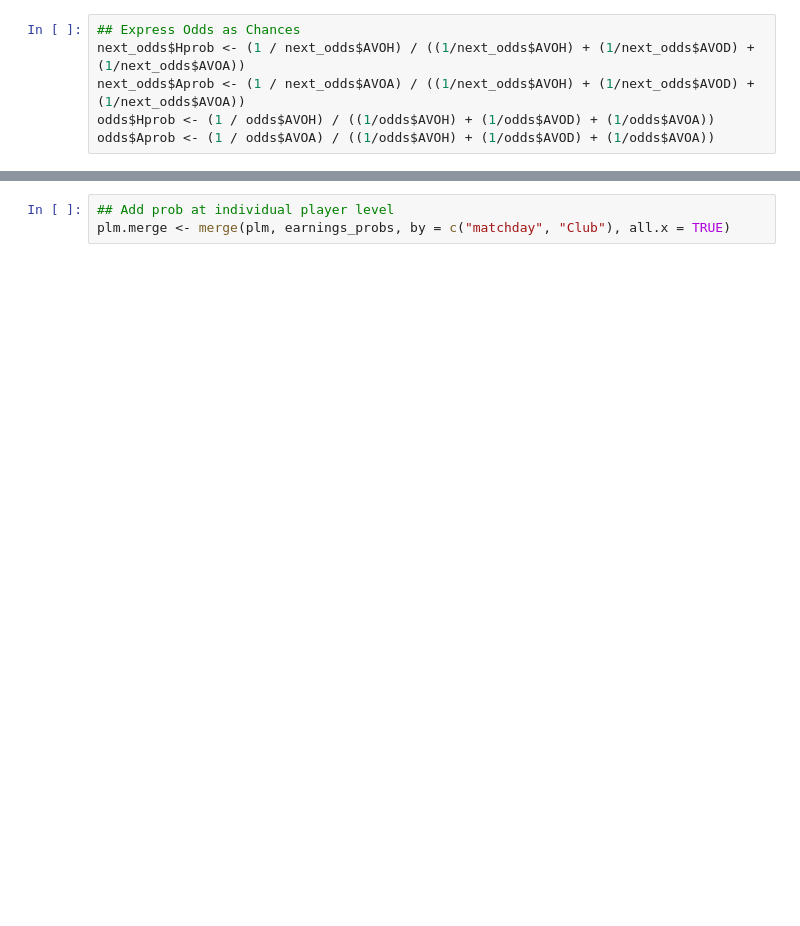
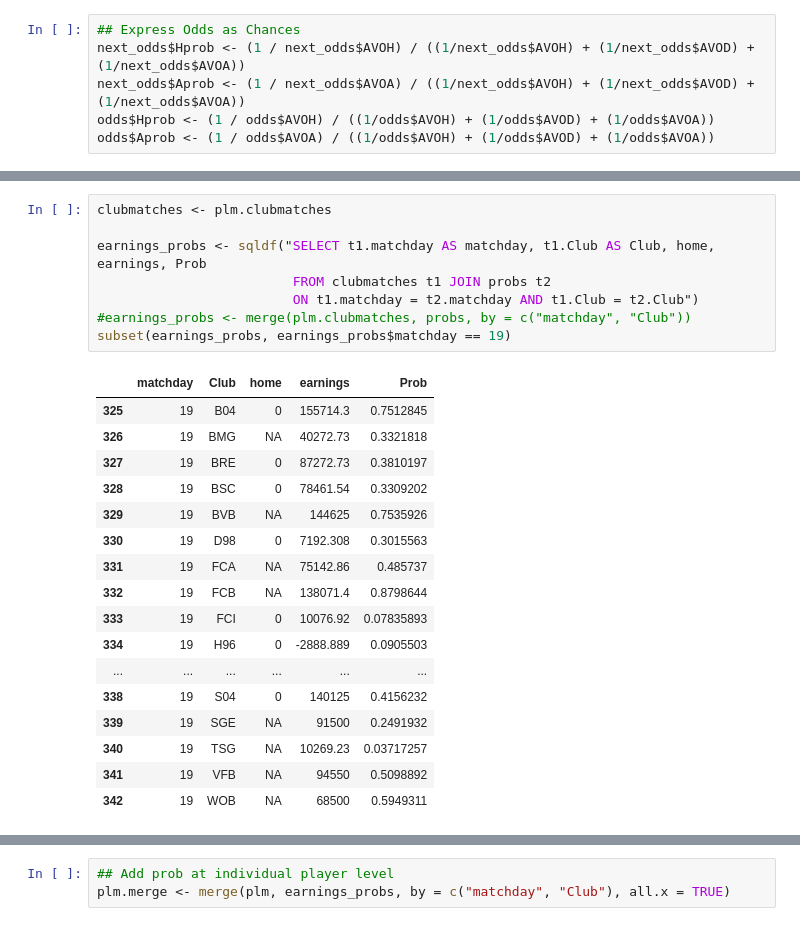
Before and after one commit to bethe/livemanagerstats, a Jupyter notebook: Odds.R.ipynb, the cells around one changed output, grey strips where cells are left out. Cells and saved outputs as stored; diff of their text form; blank space fills up the shorter version.

```diff
--- a/Odds.R.ipynb
+++ b/Odds.R.ipynb
@@ -140,3 +180,29 @@ subset(earnings_probs, earnings_probs$matchday == 19)
+# %%
+clubmatches <- plm.clubmatches
+
+earnings_probs <- sqldf("SELECT t1.matchday AS matchday, t1.Club AS Club, home, earnings, Prob
+                         FROM clubmatches t1 JOIN probs t2
+                         ON t1.matchday = t2.matchday AND t1.Club = t2.Club")
+#earnings_probs <- merge(plm.clubmatches, probs, by = c("matchday", "Club"))
+subset(earnings_probs, earnings_probs$matchday == 19)
+# %% [output]
+|  | matchday | Club | home | earnings | Prob |
+| 325 | 19 | B04 | 0 | 155714.3 | 0.7512845 |
+| 326 | 19 | BMG | NA | 40272.73 | 0.3321818 |
+| 327 | 19 | BRE | 0 | 87272.73 | 0.3810197 |
+| 328 | 19 | BSC | 0 | 78461.54 | 0.3309202 |
+| 329 | 19 | BVB | NA | 144625 | 0.7535926 |
+| 330 | 19 | D98 | 0 | 7192.308 | 0.3015563 |
+| 331 | 19 | FCA | NA | 75142.86 | 0.485737 |
+| 332 | 19 | FCB | NA | 138071.4 | 0.8798644 |
+| 333 | 19 | FCI | 0 | 10076.92 | 0.07835893 |
+| 334 | 19 | H96 | 0 | -2888.889 | 0.0905503 |
+| ... | ... | ... | ... | ... | ... |
+| 338 | 19 | S04 | 0 | 140125 | 0.4156232 |
+| 339 | 19 | SGE | NA | 91500 | 0.2491932 |
+| 340 | 19 | TSG | NA | 10269.23 | 0.03717257 |
+| 341 | 19 | VFB | NA | 94550 | 0.5098892 |
+| 342 | 19 | WOB | NA | 68500 | 0.5949311 |
 # %%
 library("ggplot2")
 ggplot(data = earnings_probs, aes(x = Prob, y = earnings)) +
```
Also changed, not shown: parts of 18 cells of this notebook, 5 other files.
